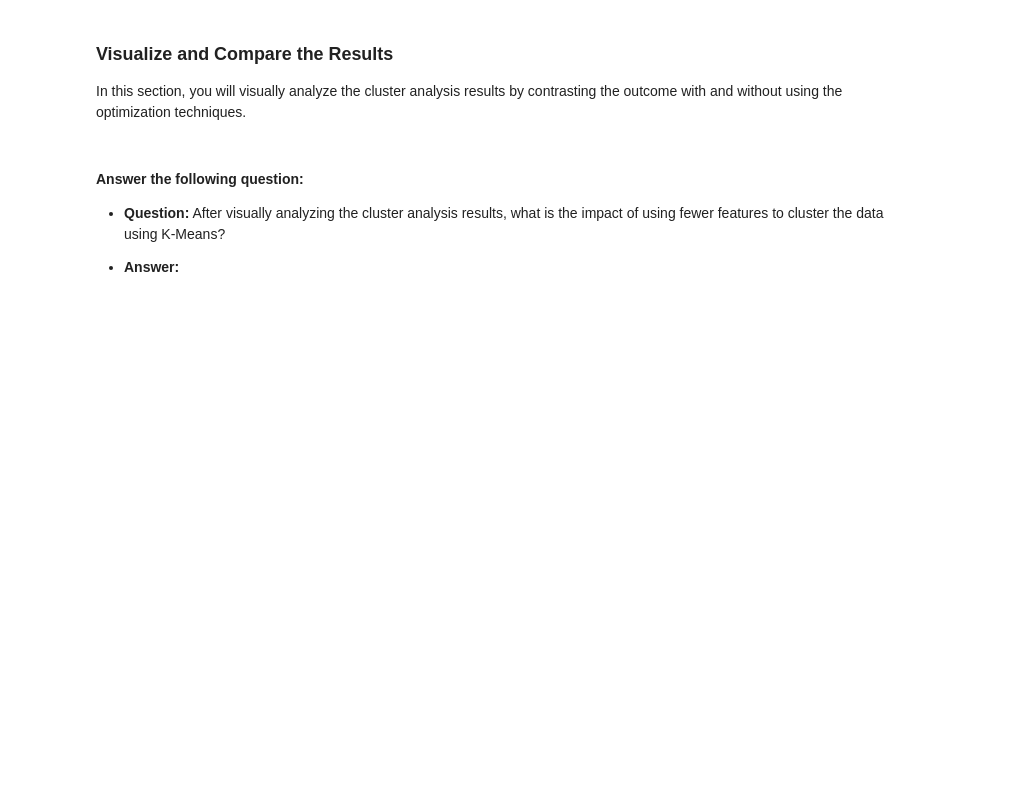
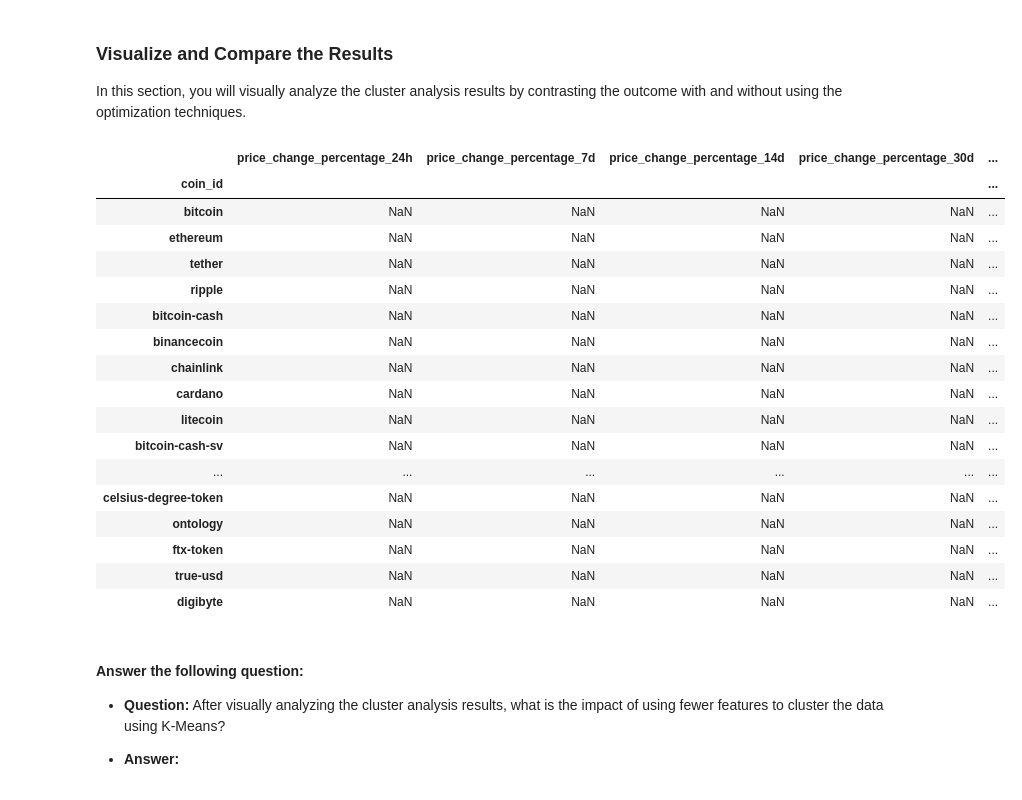
Before and after one commit to CONTEMPL8git/CryptoClustering, a Jupyter notebook: Crypto_Clustering.ipynb, the cells around one changed output. Saved outputs shown, nothing was run; the diff lists cells and outputs as text; code cells hidden in the pictures; blank space fills up the shorter version.

```diff
--- a/Crypto_Clustering.ipynb
+++ b/Crypto_Clustering.ipynb
@@ -171,12 +222,13 @@ df_market_data_scaled.head()
 # %%
 # Create a new DataFrame with the PCA data.
-
+df_crypto_pca = pd.DataFrame(crypto_pca_data, columns=["PC1", "PC2", "PC3"])
 # Creating a DataFrame with the PCA data
 
 # Copy the crypto names from the original data
-
+df_crypto_pca["coin_id"] = df_market_data.index
 
 # Set the coinid column as index
-
+df_crypto_pca = df_crypto_pca.set_index("coin_id")
 
 # Display sample data
+df_crypto_pca.head()
@@ -186,19 +246,27 @@ df_market_data_scaled.head()
 ### Find the Best Value for k Using the PCA Data
 # %%
 # Create a list with the number of k-values from 1 to 11
+k = list(range(1, 11))
 # %%
 # Create an empty list to store the inertia values
-
+inertia = []
 
 # Create a for loop to compute the inertia with each possible value of k
 # Inside the loop:
 # 1. Create a KMeans model using the loop counter for the n_clusters
 # 2. Fit the model to the data using `df_market_data_pca`
 # 3. Append the model.inertia_ to the inertia list
+
+for i in k:
+    pca_k_model = KMeans(n_clusters=i, random_state=0)
+    pca_k_model.fit(df_crypto_pca)
+    inertia.append(pca_k_model.inertia_)
 # %%
 # Create a dictionary with the data to plot the Elbow curve
+pca_elbow_data = {"k": k, "inertia": inertia}
 
 # Create a DataFrame with the data to plot the Elbow curve
+df_pca_elbow = pd.DataFrame(pca_elbow_data)
 # %%
 # Plot a line chart with all the inertia values computed with
 # the different values of k to visually identify the optimal value for k.
@@ -243,6 +346,29 @@ df_market_data_scaled.head()
 In this section, you will visually analyze the cluster analysis results by contrasting the outcome with and without using the optimization techniques.
 # %%
 # Composite plot to contrast the Elbow curves
+compared_elbows = df_market_data.copy()
+
+compared_elbows[df_elbow]
+compared_elbows[df_pca_elbow]
+# %% [output]
+|  | price_change_percentage_24h | price_change_percentage_7d | price_change_percentage_14d | price_change_percentage_30d | ... |
+| coin_id |  |  |  |  | ... |
+| bitcoin | NaN | NaN | NaN | NaN | ... |
+| ethereum | NaN | NaN | NaN | NaN | ... |
+| tether | NaN | NaN | NaN | NaN | ... |
+| ripple | NaN | NaN | NaN | NaN | ... |
+| bitcoin-cash | NaN | NaN | NaN | NaN | ... |
+| binancecoin | NaN | NaN | NaN | NaN | ... |
+| chainlink | NaN | NaN | NaN | NaN | ... |
+| cardano | NaN | NaN | NaN | NaN | ... |
+| litecoin | NaN | NaN | NaN | NaN | ... |
+| bitcoin-cash-sv | NaN | NaN | NaN | NaN | ... |
+| ... | ... | ... | ... | ... | ... |
+| celsius-degree-token | NaN | NaN | NaN | NaN | ... |
+| ontology | NaN | NaN | NaN | NaN | ... |
+| ftx-token | NaN | NaN | NaN | NaN | ... |
+| true-usd | NaN | NaN | NaN | NaN | ... |
+| digibyte | NaN | NaN | NaN | NaN | ... |
 # %%
 # Composite plot to contrast the clusters
 # YOUR CODE HERE!
```
Also changed, not shown: parts of 23 cells of this notebook.
